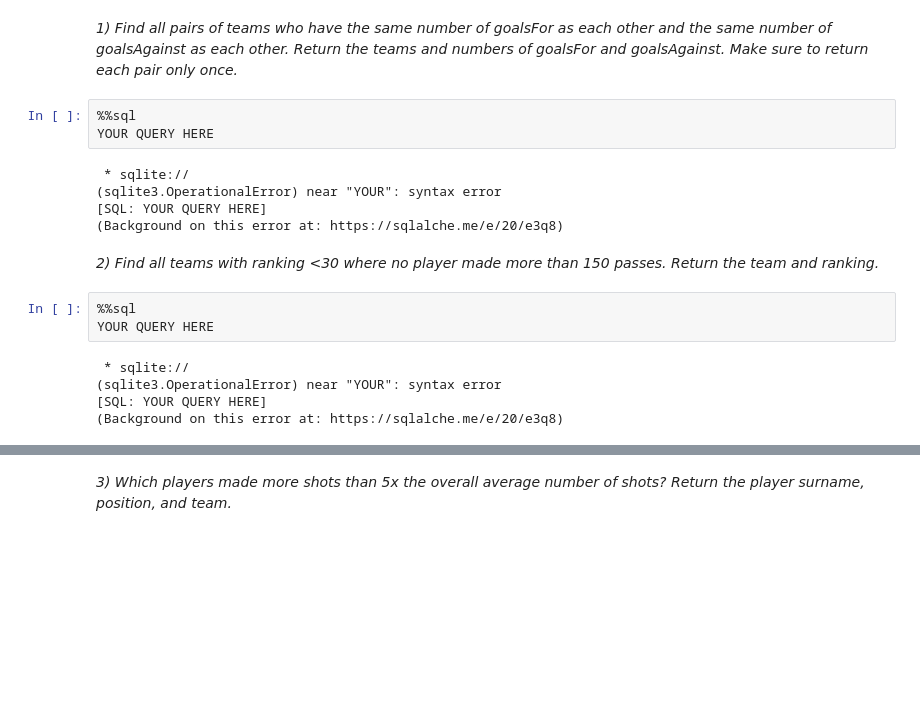
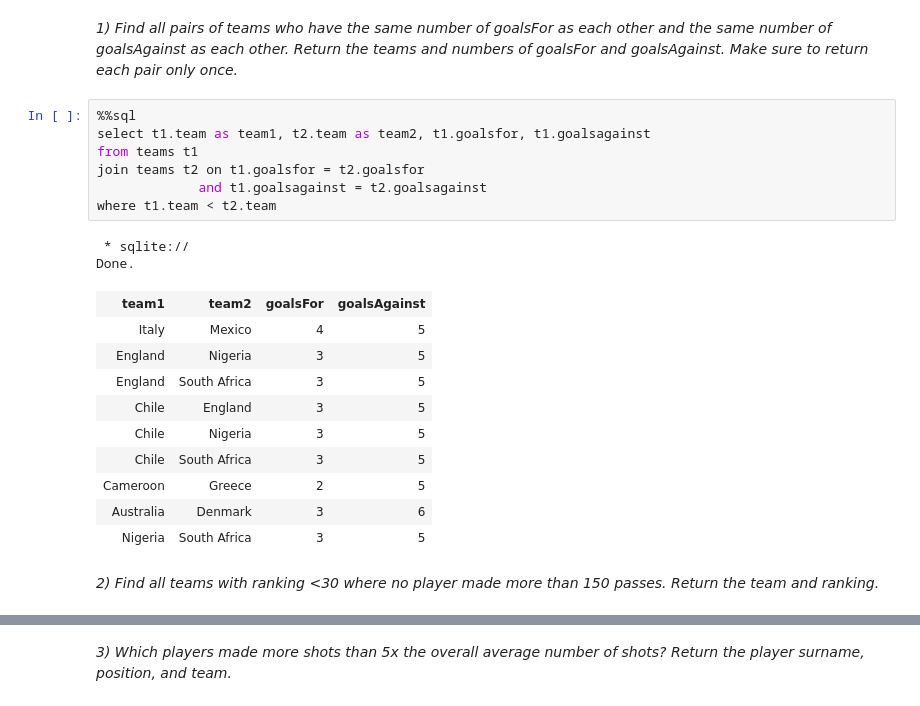
Before and after one commit to allenrojo/-data-science-activities, a Jupyter notebook: sql/SQLAdvanced.ipynb, the cells around one changed output, grey strips where cells are left out. Saved outputs shown, nothing was run; the diff lists cells and outputs as text; blank space fills up the shorter version.

```diff
--- a/sql/SQLAdvanced.ipynb
+++ b/sql/SQLAdvanced.ipynb
@@ -747,21 +812,25 @@ Done.
 each other and the same number of goalsAgainst as each other.
 Return the teams and numbers of goalsFor and goalsAgainst.
 Make sure to return each pair only once.*
-# %%
-%%sql
-YOUR QUERY HERE
-# %% [output]
- * sqlite://
-(sqlite3.OperationalError) near "YOUR": syntax error
-[SQL: YOUR QUERY HERE]
-(Background on this error at: https://sqlalche.me/e/20/e3q8)
+# %%
+%%sql
+select t1.team as team1, t2.team as team2, t1.goalsfor, t1.goalsagainst
+from teams t1
+join teams t2 on t1.goalsfor = t2.goalsfor
+             and t1.goalsagainst = t2.goalsagainst
+where t1.team < t2.team
+# %% [output]
+ * sqlite://
+Done.
+| team1 | team2 | goalsFor | goalsAgainst |
+| Italy | Mexico | 4 | 5 |
+| England | Nigeria | 3 | 5 |
+| England | South Africa | 3 | 5 |
+| Chile | England | 3 | 5 |
+| Chile | Nigeria | 3 | 5 |
+| Chile | South Africa | 3 | 5 |
+| Cameroon | Greece | 2 | 5 |
+| Australia | Denmark | 3 | 6 |
+| Nigeria | South Africa | 3 | 5 |
 # %% [markdown]
 *2) Find all teams with ranking <30 where no player made more than 150 passes. Return the team and ranking.*
-# %%
-%%sql
-YOUR QUERY HERE
-# %% [output]
- * sqlite://
-(sqlite3.OperationalError) near "YOUR": syntax error
-[SQL: YOUR QUERY HERE]
-(Background on this error at: https://sqlalche.me/e/20/e3q8)
```
Also changed, not shown: parts of 43 cells of this notebook.
